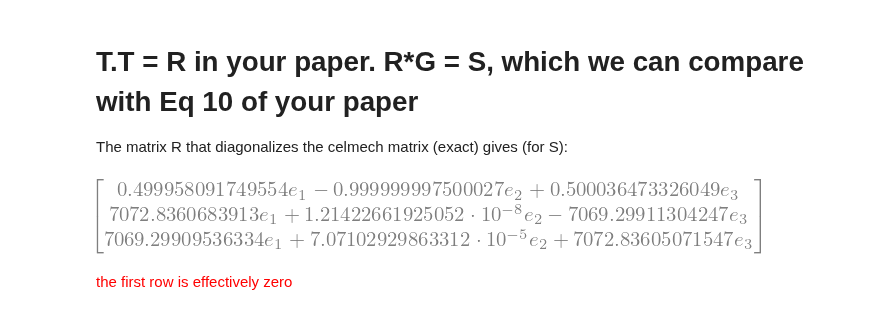
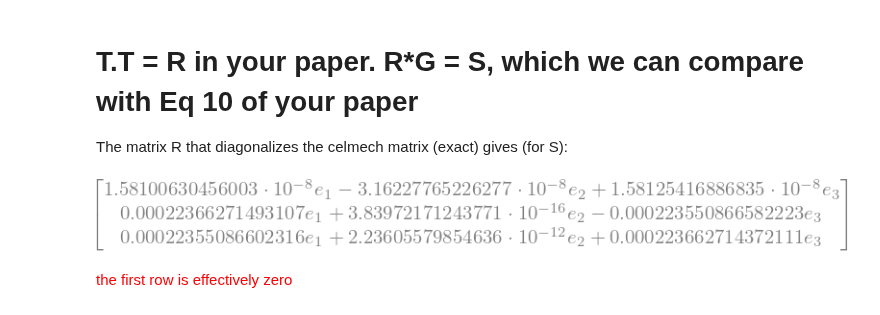
Before and after one commit to EritasY/Chaos, a Jupyter notebook: ModeApproximationComparisonDan.ipynb, the cells around one changed output. Cells and saved outputs as stored; diff of their text form; code cells hidden in the pictures.

```diff
--- a/ModeApproximationComparisonDan.ipynb
+++ b/ModeApproximationComparisonDan.ipynb
@@ -43,6 +43,6 @@ init_printing()
 m1, m2, m3, Mstar, e12, e23, e13, b1_12, b1_23, b1_13, b2_12, b2_23, b2_13, alpha12, alpha23, alpha13, e1, e2, e3 = symbols("m1, m2, m3, Mstar, e_{12}, e_{23}, e_{13}, b1_{12}, b1_{23}, b1_{13}, b2_{12}, b2_{23}, b2_{13}, a_{12}, a_{23}, a_{13}, e_1, e_2, e_3", positive=True, real=True)
 eps12, eps23, eps13 = symbols(r"\epsilon_{12}, \epsilon_{23}, \epsilon_{13}", positive=True, real=True)
 
-G = Matrix([sqrt(m1/m2)*e1, sqrt(m2/m2)*e2, sqrt(m3/m2)*e3])
+G = Matrix([sqrt(m1)*e1, sqrt(m2)*e2, sqrt(m3)*e3])
 G
 # %% [output]
@@ -81,9 +79,9 @@ array([[ 4.99958092e-05, -9.99999998e-01,  5.00036473e-05],
 
 The matrix R that diagonalizes the celmech matrix (exact) gives (for S):
 # %%
-newT.T*G.subs(m1, mass[0]).subs(m2, mass[1]).subs(m3, mass[2])
+T.T*G.subs(m1, mass[0]).subs(m2, mass[1]).subs(m3, mass[2])
 # %% [output]
-[figure, old version]
+[figure, new version]
 # %% [markdown]
 <font color='red'>the first row is effectively zero</font>
 # %% [markdown]
```
Also changed, not shown: parts of 4 cells of this notebook, 4 other files.
